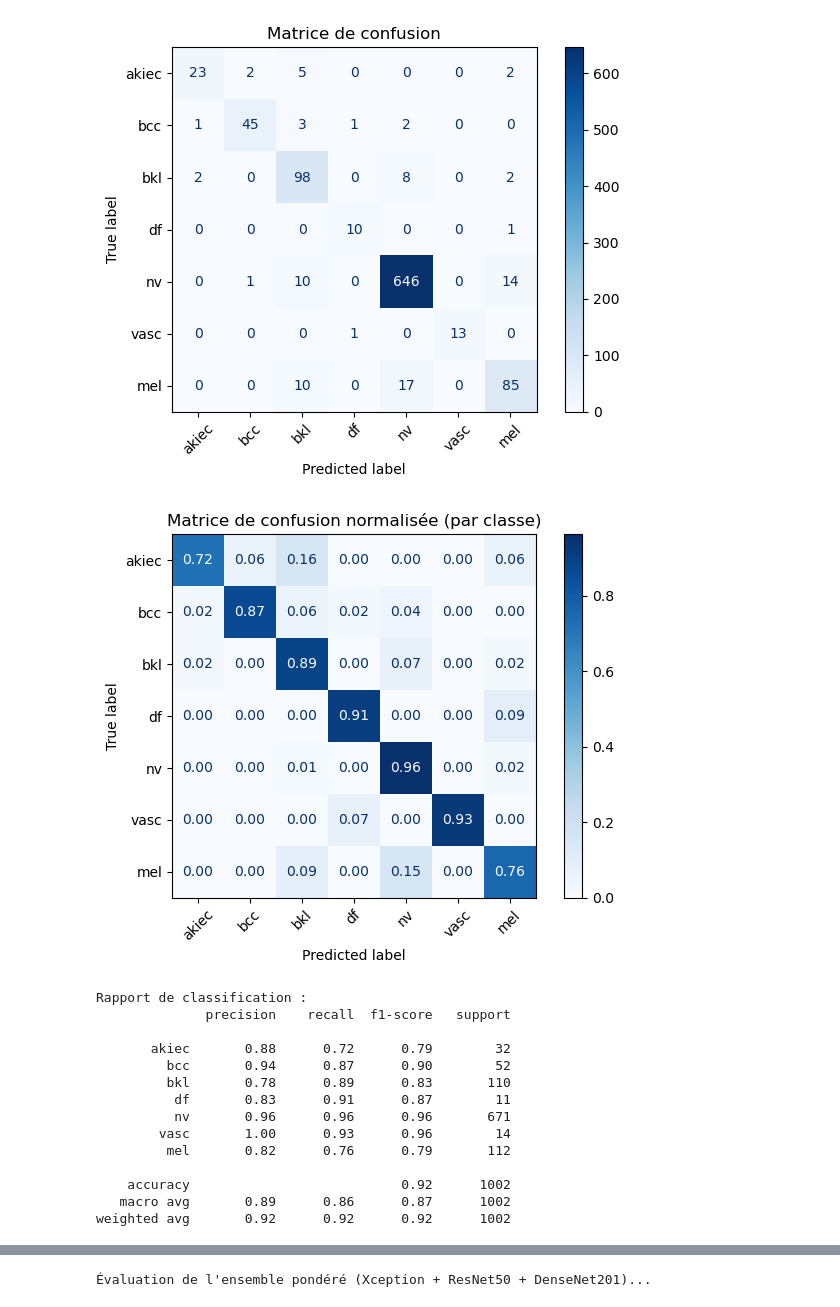
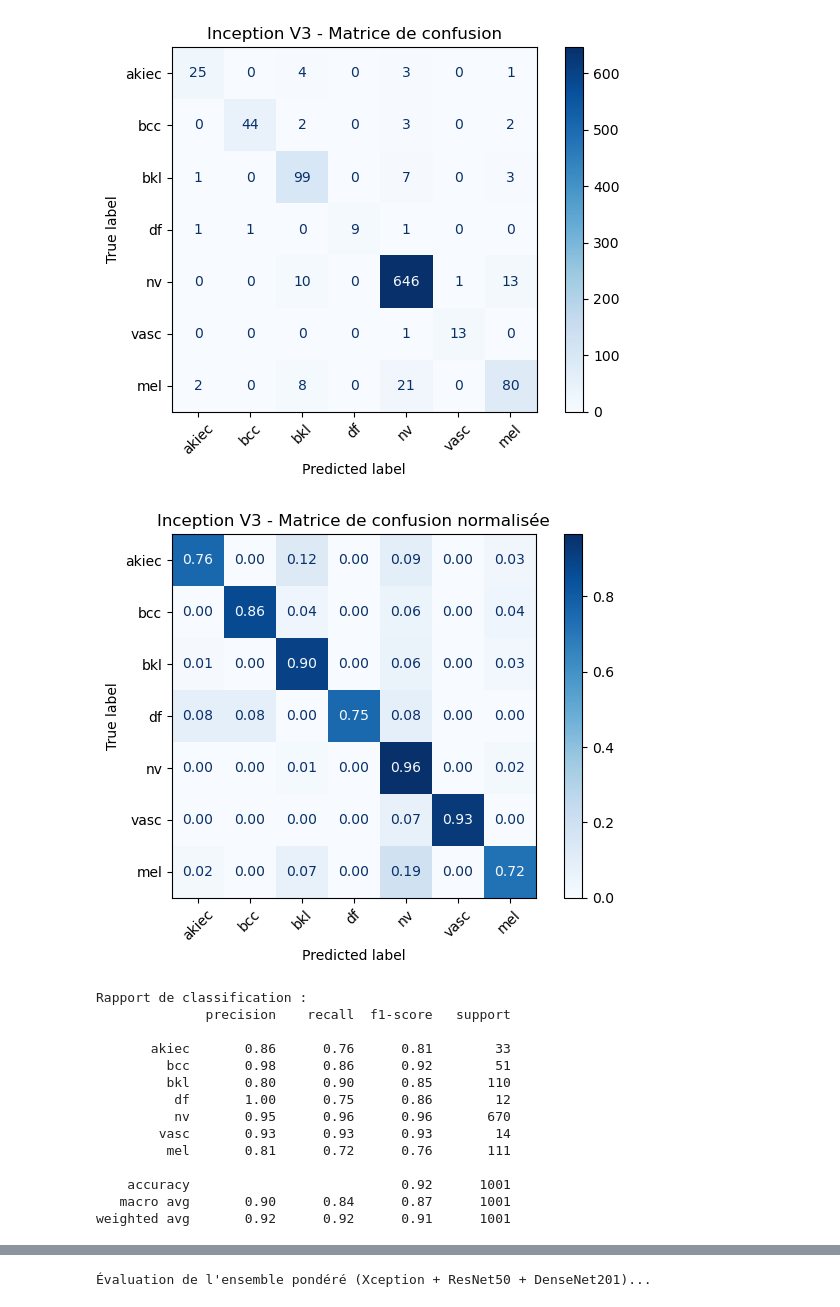
Before and after one commit to eric-nguyen-jedha/CDSD, a Jupyter notebook: BLOC_6/Protocole-S-Test-MODELS.ipynb, the cells around one changed output, grey strips where cells are left out. Saved outputs shown, nothing was run; the diff lists cells and outputs as text; code cells hidden in the pictures.

```diff
--- a/BLOC_6/Protocole-S-Test-MODELS.ipynb
+++ b/BLOC_6/Protocole-S-Test-MODELS.ipynb
@@ -217,40 +174,13 @@ weighted avg       0.92      0.91      0.91      1002
 # %%
-## Al a recherche
+
+# 📐 IMAGE et PREPROCESS
+from tensorflow.keras.applications.inception_v3 import InceptionV3, preprocess_input
+IMG_SIZE = (299, 299)
 
 
-import json
-import pandas as pd
-import numpy as np
-from tensorflow.keras.models import load_model
-from tensorflow.keras.preprocessing.image import load_img, img_to_array
-from sklearn.metrics import classification_report, confusion_matrix, ConfusionMatrixDisplay
-import matplotlib.pyplot as plt
+# 2) Charger le modèle
+model = load_model('/Volumes/T9/Protocole-S-Best/Protocole-S-InceptionV3.keras', compile=False)
 
-# 📐 IMAGE et PREPROCESS
-from tensorflow.keras.applications.xception import preprocess_input
-IMG_SIZE = (299, 299)
-
-# --- Labels ---
-CLASS_LABELS = {
-    0: 'akiec',
-    1: 'bcc',
-    2: 'bkl',
-    3: 'df',
-    4: 'nv',
-    5: 'vasc',
-    6: 'mel'
-}
-
-# --- Mappings utiles ---
-label_to_index = {v: k for k, v in CLASS_LABELS.items()}
-index_to_label = {k: v for k, v in CLASS_LABELS.items()}
-ordered_names = [CLASS_LABELS[i] for i in range(len(CLASS_LABELS))]
-
-# 1) NE PAS forcer en str — au contraire, on normalise proprement plus bas
-# test_df['label'] = test_df['label'].astype(str)  # ⛔️ on enlève
-
-# 2) Charger le modèle
-model = load_model('Protocole-S-V2-Xception-phaseAvecTAG4-valAUC.keras', compile=False)
 
 # 3) Prétraitement image
 def preprocess_image(path, target_size=IMG_SIZE):
@@ -285,19 +215,19 @@ def to_index_array(labels):
     return np.array(indices, dtype=int)
 
 # 5) Préparer les données
-X_test = preprocess_images(test_df['path'])
-y_true_raw = test_df['label'].values
+X_val = preprocess_images(val_df['path'])
+y_true_raw = val_df['label'].values
 y_true_encoded = to_index_array(y_true_raw)
 
 # 6) Prédictions
-y_pred_probs = model.predict(X_test)
+y_pred_probs = model.predict(X_val)
 y_pred = np.argmax(y_pred_probs, axis=1)
 
 # 7) Matrice de confusion (brute)
 cm = confusion_matrix(y_true_encoded, y_pred)
 disp = ConfusionMatrixDisplay(confusion_matrix=cm, display_labels=ordered_names)
 disp.plot(xticks_rotation=45, cmap="Blues")
-plt.title("Matrice de confusion")
+plt.title("Inception V3 - Matrice de confusion")
 plt.tight_layout()
 plt.show()
 
@@ -305,7 +235,7 @@ plt.show()
 cm_norm = cm.astype('float') / cm.sum(axis=1, keepdims=True)
 disp_norm = ConfusionMatrixDisplay(confusion_matrix=cm_norm, display_labels=ordered_names)
 disp_norm.plot(xticks_rotation=45, cmap="Blues", values_format=".2f")
-plt.title("Matrice de confusion normalisée (par classe)")
+plt.title("Inception V3 - Matrice de confusion normalisée")
 plt.tight_layout()
 plt.show()
 
@@ -317,16 +247,16 @@ print(classification_report(y_true_encoded, y_pred, target_names=ordered_names))
-[figure, old version]
+[figure, new version]
-[figure, old version]
+[figure, new version]
 Rapport de classification :
               precision    recall  f1-score   support
 
-       akiec       0.88      0.72      0.79        32
-         bcc       0.94      0.87      0.90        52
-         bkl       0.78      0.89      0.83       110
-          df       0.83      0.91      0.87        11
-          nv       0.96      0.96      0.96       671
-        vasc       1.00      0.93      0.96        14
-         mel       0.82      0.76      0.79       112
+       akiec       0.86      0.76      0.81        33
+         bcc       0.98      0.86      0.92        51
+         bkl       0.80      0.90      0.85       110
+          df       1.00      0.75      0.86        12
+          nv       0.95      0.96      0.96       670
+        vasc       0.93      0.93      0.93        14
+         mel       0.81      0.72      0.76       111
 
-    accuracy                           0.92      1002
-   macro avg       0.89      0.86      0.87      1002
-weighted avg       0.92      0.92      0.92      1002
+    accuracy                           0.92      1001
+   macro avg       0.90      0.84      0.87      1001
+weighted avg       0.92      0.92      0.91      1001
```
Also changed, not shown: parts of 45 cells of this notebook, 3 other files.
